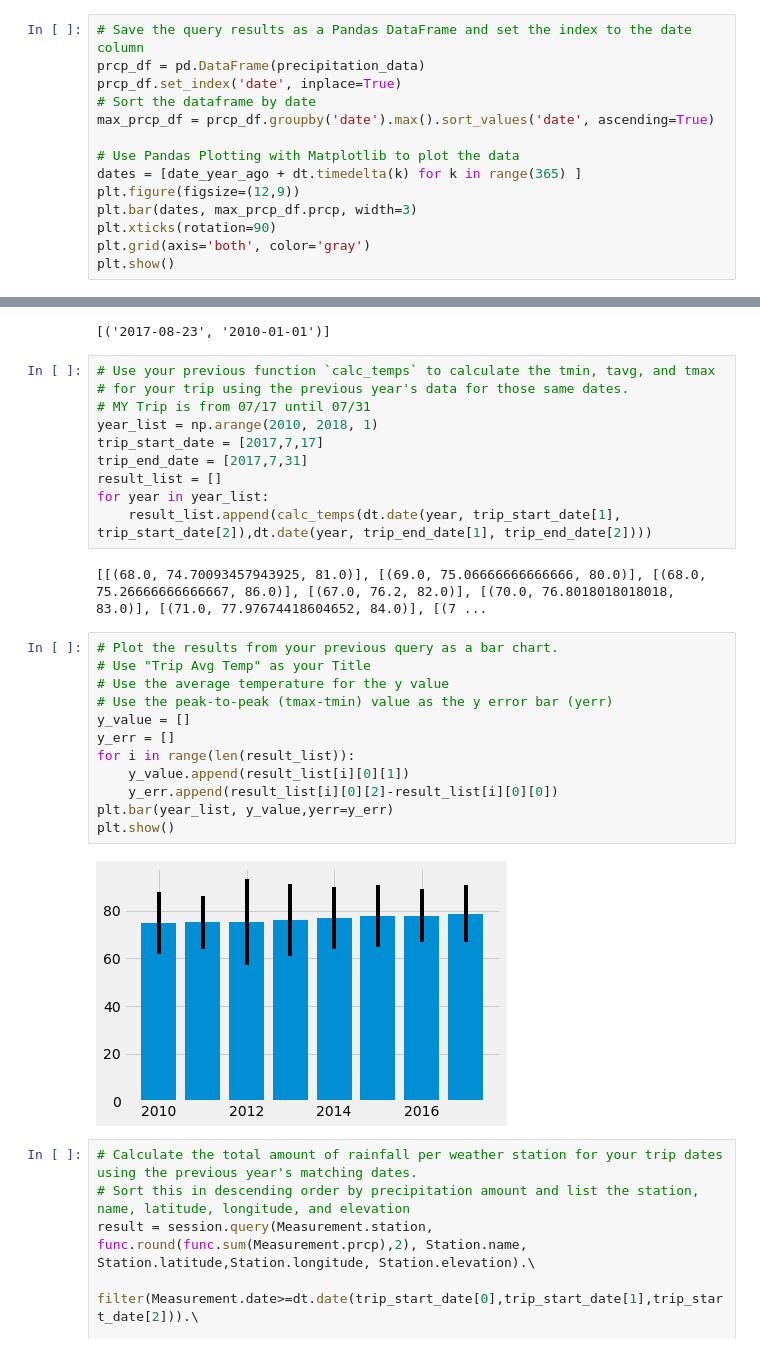
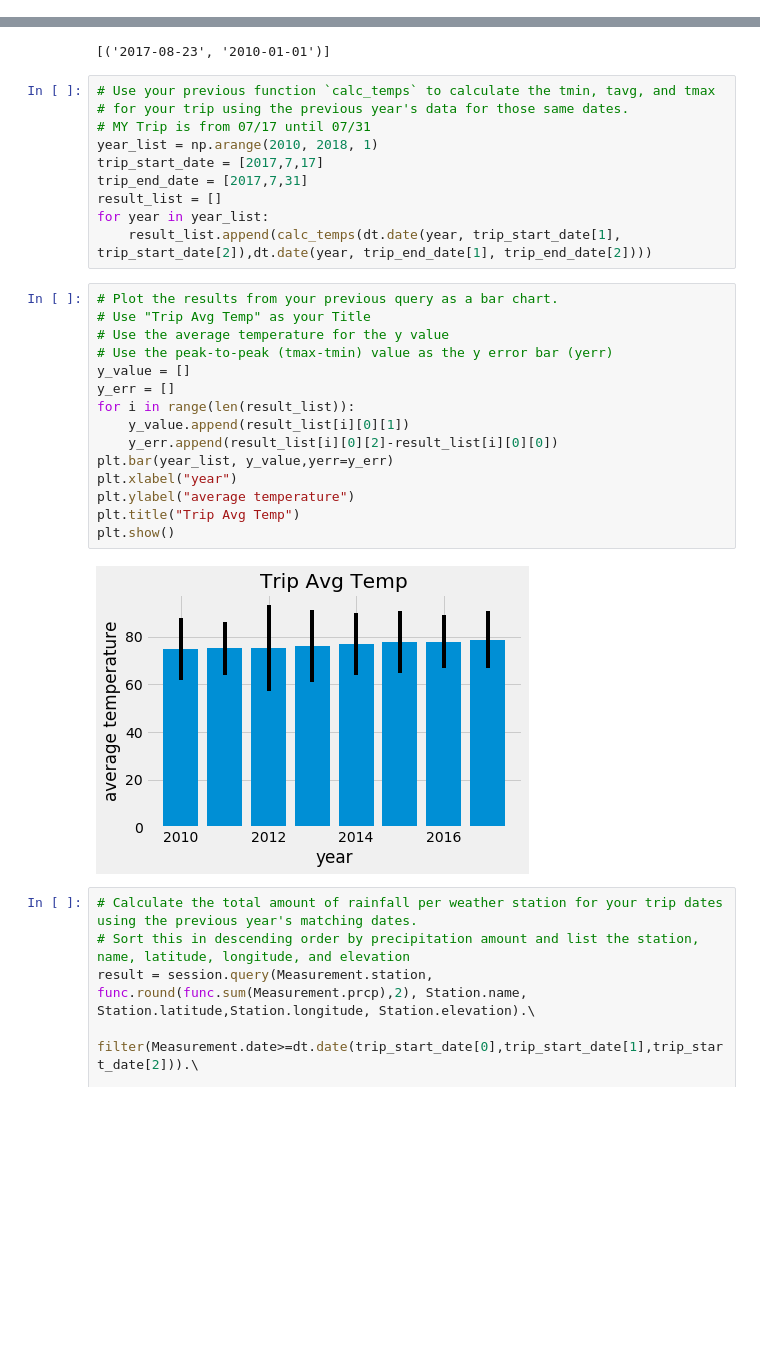
Before and after one commit to sjj1971/sqlalchemy-challenge, a Jupyter notebook: climate_starter.ipynb, the cells around one changed output, grey strips where cells are left out. Cells and saved outputs as stored; diff of their text form; blank space fills up the shorter version.

```diff
--- a/climate_starter.ipynb
+++ b/climate_starter.ipynb
@@ -128,14 +132,0 @@ precipitation_data
-# %%
-# Save the query results as a Pandas DataFrame and set the index to the date column
-prcp_df = pd.DataFrame(precipitation_data)
-prcp_df.set_index('date', inplace=True)
-# Sort the dataframe by date
-max_prcp_df = prcp_df.groupby('date').max().sort_values('date', ascending=True)
-
-# Use Pandas Plotting with Matplotlib to plot the data
-dates = [date_year_ago + dt.timedelta(k) for k in range(365) ]
-plt.figure(figsize=(12,9))
-plt.bar(dates, max_prcp_df.prcp, width=3)
-plt.xticks(rotation=90)
-plt.grid(axis='both', color='gray')
-plt.show()
@@ -259,22 +248,23 @@ trip_end_date = [2017,7,31]
 result_list = []
 for year in year_list:
     result_list.append(calc_temps(dt.date(year, trip_start_date[1], trip_start_date[2]),dt.date(year, trip_end_date[1], trip_end_date[2])))
-# %% [output]
-[[(68.0, 74.70093457943925, 81.0)], [(69.0, 75.06666666666666, 80.0)], [(68.0, 75.26666666666667, 86.0)], [(67.0, 76.2, 82.0)], [(70.0, 76.8018018018018, 83.0)], [(71.0, 77.97674418604652, 84.0)], [(7 ...
 # %%
 # Plot the results from your previous query as a bar chart.
 # Use "Trip Avg Temp" as your Title
 # Use the average temperature for the y value
 # Use the peak-to-peak (tmax-tmin) value as the y error bar (yerr)
 y_value = []
 y_err = []
 for i in range(len(result_list)):
     y_value.append(result_list[i][0][1])
     y_err.append(result_list[i][0][2]-result_list[i][0][0])
 plt.bar(year_list, y_value,yerr=y_err)
+plt.xlabel("year")
+plt.ylabel("average temperature")
+plt.title("Trip Avg Temp")
 plt.show()
 # %% [output]
-[figure, old version]
+[figure, new version]
 # %%
 # Calculate the total amount of rainfall per weather station for your trip dates using the previous year's matching dates.
 # Sort this in descending order by precipitation amount and list the station, name, latitude, longitude, and elevation
```
Also changed, not shown: parts of 9 cells of this notebook, 1 other file.
